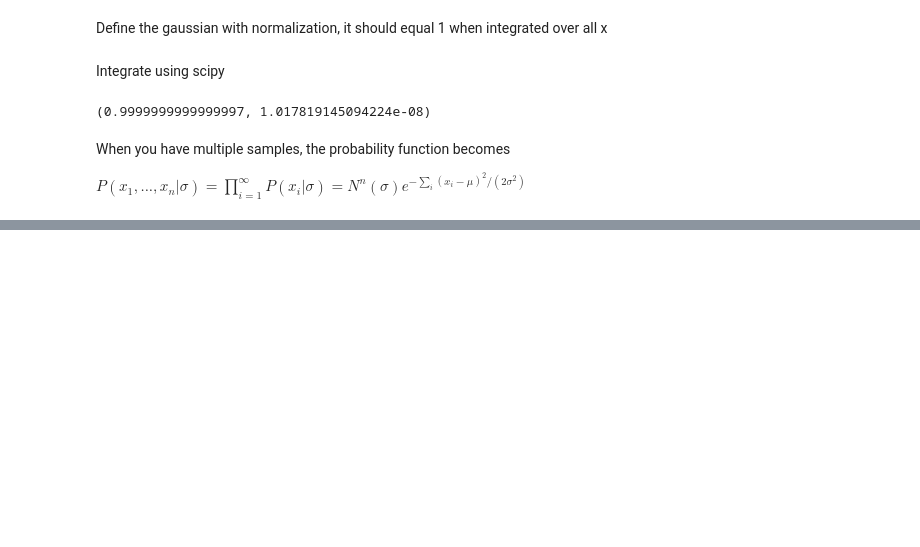
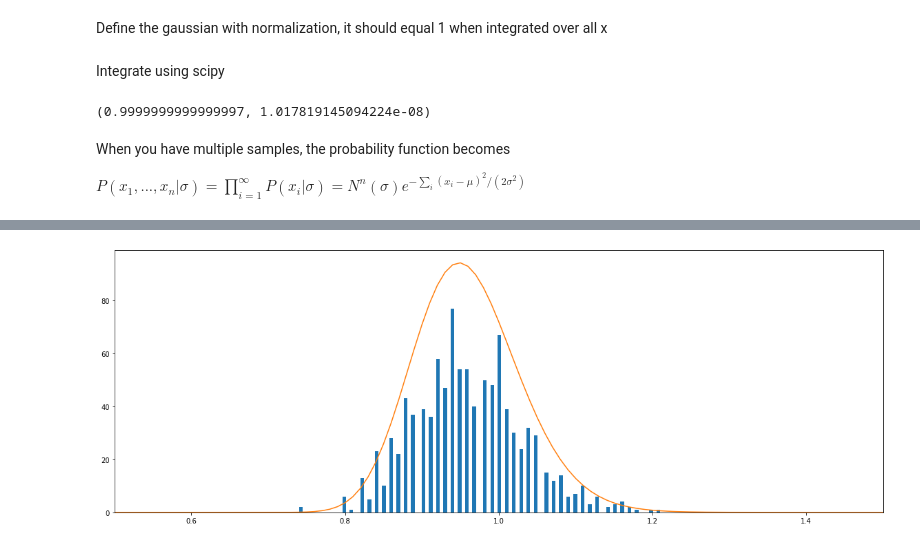
Before and after one commit to r-hensley/phys_250, a Jupyter notebook: HW/bayesian_inference.ipynb, the cells around one changed output, grey strips where cells are left out. Cells and saved outputs as stored; diff of their text form; code cells hidden in the pictures; blank space fills up the shorter version.

```diff
--- a/HW/bayesian_inference.ipynb
+++ b/HW/bayesian_inference.ipynb
@@ -149,0 +272,7 @@ plot_together(posterior, likelihood, prior)
+# %%
+fig, ax = plt.subplots()
+ax.hist(markov_chain.chain, bins=100)
+ax.plot(sigma_range, sigma_posterior*1e64)
+ax.set_xbound(0.5, 1.5)
+# %% [output]
+[figure, added]
```
Also changed, not shown: parts of 6 cells of this notebook.
